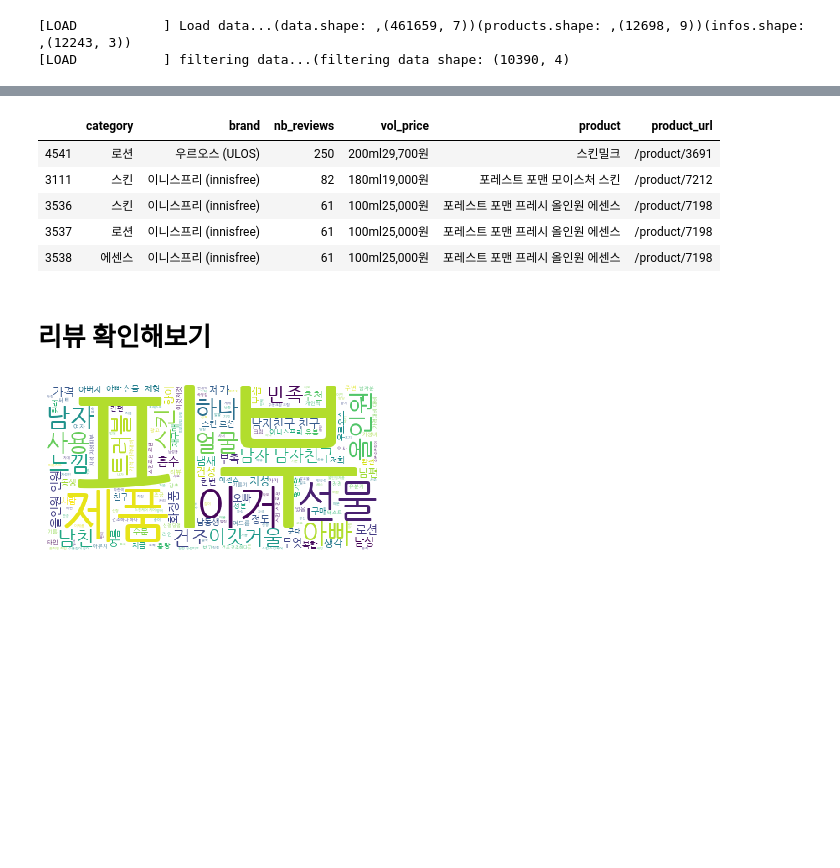
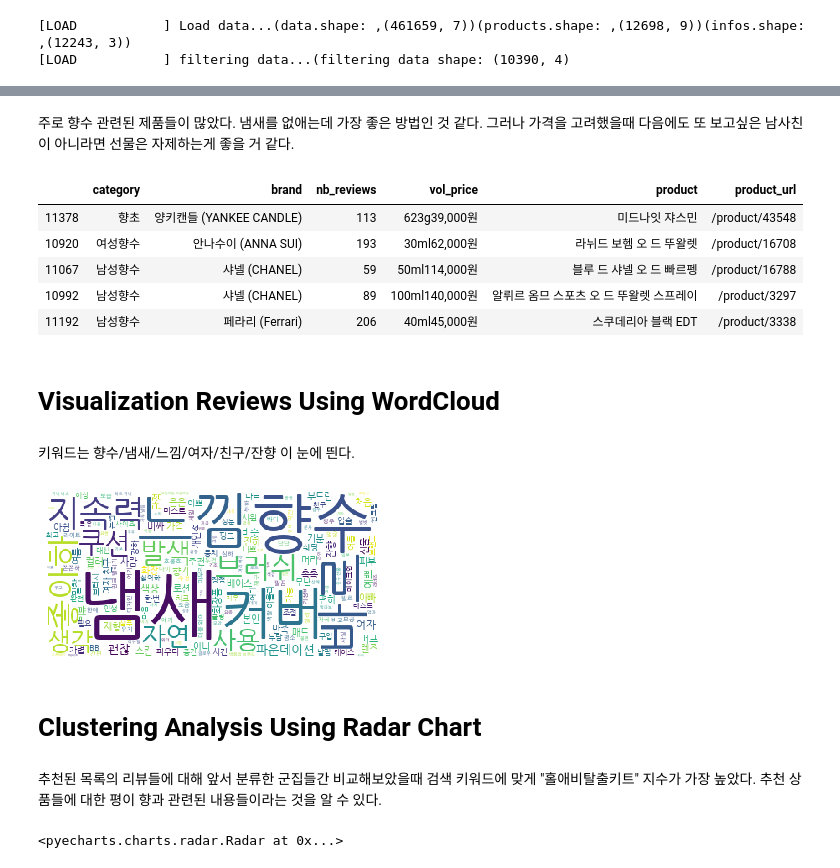
Before and after one commit to DataNetworkAnalysis/Cosmetic-Recommendation-for-Man, a Jupyter notebook: notebook/3. 상품추천(Product Recommedation).ipynb, the cells around one changed output, grey strips where cells are left out. Cells and saved outputs as stored; diff of their text form; code cells hidden in the pictures; blank space fills up the shorter version.

```diff
--- a/notebook/3. 상품추천(Product Recommedation).ipynb
+++ b/notebook/3. 상품추천(Product Recommedation).ipynb
@@ -65,11 +90,9 @@ def evaluation(search,
     data, products, info = load(reviewpath, productpath, infopath)
 
     # 2. preprocessing new sentence
-    # test_text = GP.fit([args.search], args.wordpath, args.pospath)
-    test_text = list(map(GP.stopword, [search]))
-    test_text = GP.spacefix(test_text)
-    test_text = GP.wordfix(test_text,'../saved_file/replace_word.json')
-    test_text = GP.kkma.nouns(' '.join(test_text[0]))
+    test_text = GP.fit([search],
+                       wordfix_path='../saved_file/replace_word.json',
+                       posfix_path='../saved_file/pos_dict.json')
     print('[{0:15s}] result : {1:}'.format('PREPROCESSING',test_text))
     test_sent_vec = GP.sent2vec(test_text, model)
     test_sent_vec = l2norm(test_sent_vec)
@@ -94,3 +117,5 @@ search = '남자친구 선물로 괜찮은 스킨이나 로션'
+# %%
+search = '홀애비 냄새나는 남사친을 위한 향 좋은 제품'
 # %%
 test = evaluation(search=search,
                   modelname='new_model_word_pos',
@@ -116,11 +137,11 @@ Loading JIT Compiled ChatSpace Model
+# %% [markdown]
+주로 향수 관련된 제품들이 많았다. 냄새를 없애는데 가장 좋은 방법인 것 같다. 그러나 가격을 고려했을때 다음에도 또 보고싶은 남사친이 아니라면 선물은 자제하는게 좋을 거 같다.
 # %%
-test.head()
+test.head(n=5)
 # %% [output]
 |  | category | brand | nb_reviews | vol_price | product | product_url |
-| 4541 | 로션 | 우르오스 (ULOS) | 250 | 200ml29,700원 | 스킨밀크 | /product/3691 |
-| 3111 | 스킨 | 이니스프리 (innisfree) | 82 | 180ml19,000원 | 포레스트 포맨 모이스처 스킨 | /product/7212 |
-| 3536 | 스킨 | 이니스프리 (innisfree) | 61 | 100ml25,000원 | 포레스트 포맨 프레시 올인원 에센스 | /product/7198 |
-| 3537 | 로션 | 이니스프리 (innisfree) | 61 | 100ml25,000원 | 포레스트 포맨 프레시 올인원 에센스 | /product/7198 |
-| 3538 | 에센스 | 이니스프리 (innisfree) | 61 | 100ml25,000원 | 포레스트 포맨 프레시 올인원 에센스 | /product/7198 |
+| 11378 | 향초 | 양키캔들 (YANKEE CANDLE) | 113 | 623g39,000원 | 미드나잇 쟈스민 | /product/43548 |
+| 10920 | 여성향수 | 안나수이 (ANNA SUI) | 193 | 30ml62,000원 | 라뉘드 보헴 오 드 뚜왈렛 | /product/16708 |
+| 11067 | 남성향수 | 샤넬 (CHANEL) | 59 | 50ml114,000원 | 블루 드 샤넬 오 드 빠르펭 | /product/16788 |
+| 10992 | 남성향수 | 샤넬 (CHANEL) | 89 | 100ml140,000원 | 알뤼르 옴므 스포츠 오 드 뚜왈렛 스프레이 | /product/3297 |
+| 11192 | 남성향수 | 페라리 (Ferrari) | 206 | 40ml45,000원 | 스쿠데리아 블랙 EDT | /product/3338 |
-# %% [markdown]
-# 리뷰 확인해보기
@@ -136,7 +148,24 @@ test_text = re.sub('[\d,^ㄱ-ㅎㅏ-ㅣ]', '', test_text)
+# %% [markdown]
+# Visualization Reviews Using WordCloud
+# %% [markdown]
+키워드는 향수/냄새/느낌/여자/친구/잔향 이 눈에 띈다.
+# %%
+words_df['product_url'] = data.product_url.values
+rys_df = words_df[words_df.product_url.isin(test.product_url)]
+rys_df = rys_df[rys_df.labels!=4]
+# %%
+words_product_df = pd.merge(words_df, products, on='product_url', how='left')
+rys_df = words_product_df.iloc[test.index]
+rys_df = rys_df[rys_df.labels!=4]
+words_n4_df = words_df[words_df.labels!=4]
 # %%
-wc2 = wc.generate(test_text)
+wc2 = wc.generate(' '.join(rys_df.content.tolist()))
 plt.imshow(wc2)
 plt.axis('off')
 plt.show()
 # %% [output]
-[figure, old version]
+[figure, new version]
+# %% [markdown]
+# Clustering Analysis Using Radar Chart
+# %% [markdown]
+추천된 목록의 리뷰들에 대해 앞서 분류한 군집들간 비교해보았을때 검색 키워드에 맞게 "홀애비탈출키트" 지수가 가장 높았다. 추천 상품들에 대한 평이 향과 관련된 내용들이라는 것을 알 수 있다.
@@ -142,0 +188,8 @@ plt.show()
+# %%
+radar = pye.Radar(width=500,height=300)
+v1 = [rys_schema.tolist()]
+radar.config(total_schema)
+radar.add("",v1)
+radar
+# %% [output]
+<pyecharts.charts.radar.Radar at 0x...>
```
Also changed, not shown: parts of 13 cells of this notebook, 1 other file.
